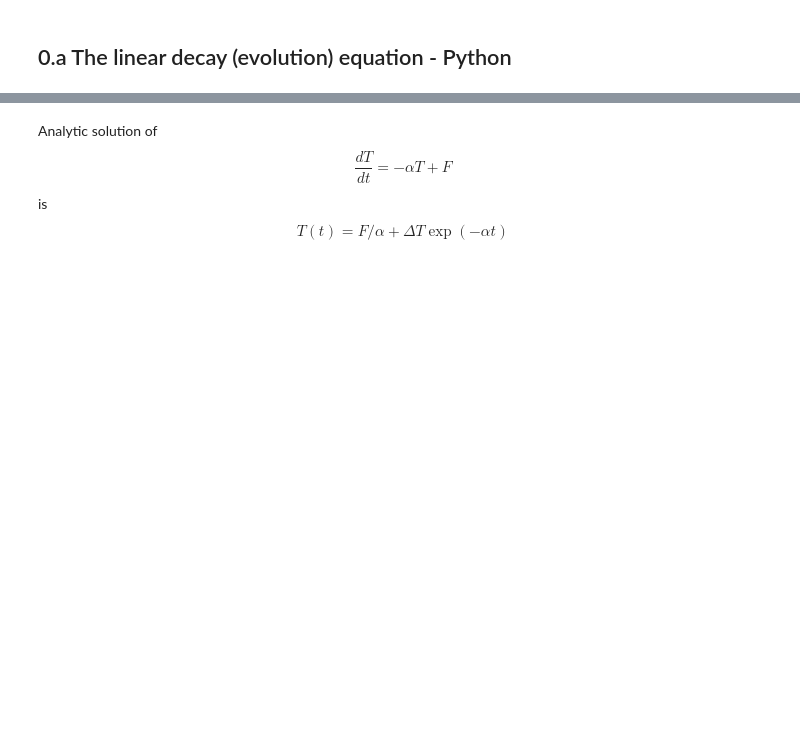
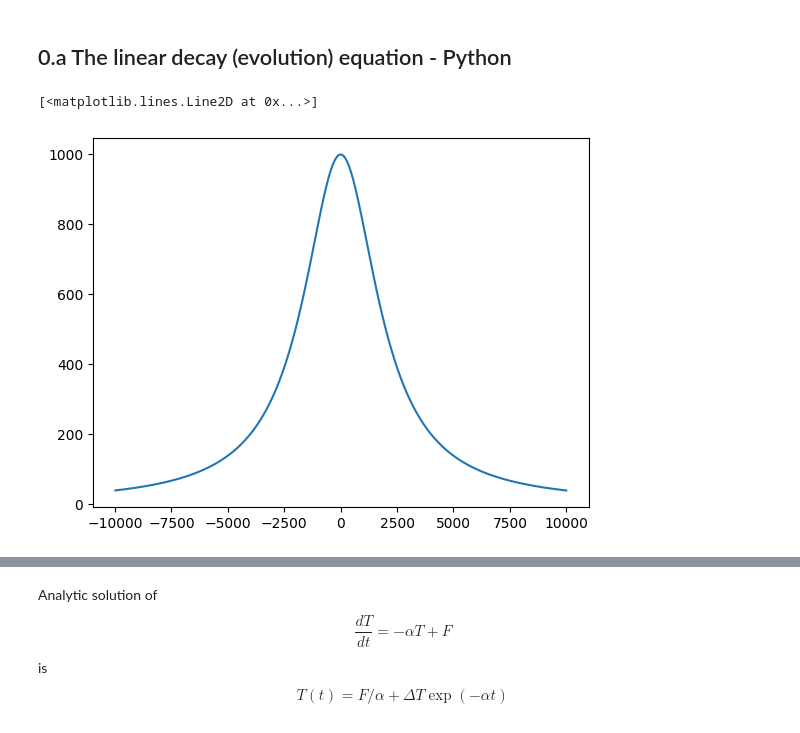
Before and after one commit to MomoInSpace/tlab_Tutorial, a Jupyter notebook: MetMod_programming/sheet2/Sheet1.ipynb, the cells around one changed output, grey strips where cells are left out. Cells and saved outputs as stored; diff of their text form; code cells hidden in the pictures; blank space fills up the shorter version.

```diff
--- a/MetMod_programming/sheet2/Sheet1.ipynb
+++ b/MetMod_programming/sheet2/Sheet1.ipynb
@@ -5,3 +5,14 @@
 # %%
 import numpy as np
 import matplotlib.pyplot as plt
+# %%
+delta = np.genfromtxt("data/delta.csv", delimiter=",")[:,:-1]#,invalid_raise=False)#, usemask=True)
+theta = np.genfromtxt("data/theta.csv", delimiter=",")[:,:-1]#,invalid_raise=False)#, usemask=True)
+zs = np.genfromtxt("data/zs.csv", delimiter=",")#,invalid_raise=False)#, usemask=True)
+x = np.genfromtxt("data/x.csv", delimiter=",")#,invalid_raise=False)#, usemask=True)
+z = np.genfromtxt("data/z.csv", delimiter=",")#,invalid_raise=False)#, usemask=True)
+# %%
+plt.plot(x,zs)
+# %% [output]
+[<matplotlib.lines.Line2D at 0x...>]
+[figure, added]
```
Also changed, not shown: parts of 3 cells of this notebook, 9 other files.
